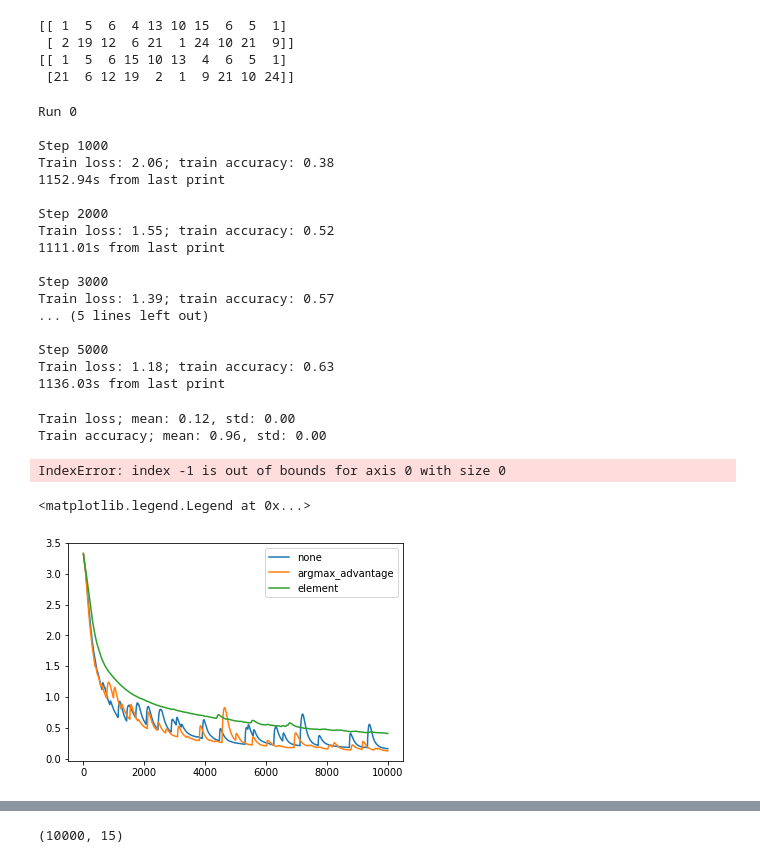
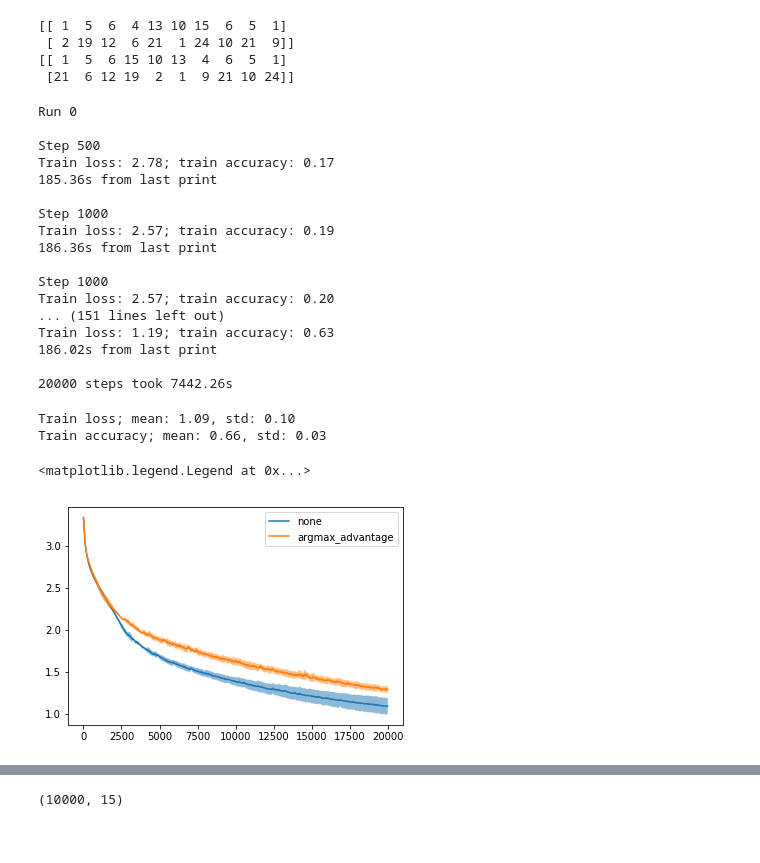
Before and after one commit to varenick/decoder-training-strategies, a Jupyter notebook: revert_words_pytorch.ipynb, the cells around one changed output, grey strips where cells are left out. Saved outputs shown, nothing was run; the diff lists cells and outputs as text; code cells hidden in the pictures.

```diff
--- a/revert_words_pytorch.ipynb
+++ b/revert_words_pytorch.ipynb
@@ -220,7 +220,7 @@ loss_function = nn.CrossEntropyLoss()
 # %%
 from time import time
 
-train_batch_size = 1024
+train_batch_size = 256
 eval_batch_size = 64
 decode_batch_size = 8
 
@@ -229,10 +229,10 @@ chunk_length = 32
 train_batch_gen = get_batch(text_ids['train'], batch_size=train_batch_size, chunk_length=chunk_length)
 eval_batch_gen = get_batch(text_ids['eval'], batch_size=eval_batch_size, chunk_length=chunk_length)
 
-num_runs = 3
+num_runs = 2
 
 num_steps = 20000
-print_skip = 1000
+print_skip = 500
 
 train_losses = []
 train_accs = []
@@ -292,7 +292,7 @@ for run in range(num_runs):
     grad_norms = []
     grad_norms_biased = []
 
-    init_lr = 0.01
+    init_lr = 0.001
     lr = init_lr
     optimizer = optim.Adam(model.parameters(), lr=lr)
 
@@ -409,7 +409,7 @@ for run in range(num_runs):
 
         optimizer.zero_grad()
         train_loss.backward()
-        #nn.utils.clip_grad_norm(model.parameters(), max_norm=5)
+        nn.utils.clip_grad_norm(model.parameters(), max_norm=4)
         #lr = init_lr / (step + 1) ** 0.5
         #for group in optimizer.param_groups:
         #    group['lr'] = lr
@@ -501,21 +501,21 @@ for run in range(num_runs):
 # %% [output]
 Run 0
 
+Step 500
+Train loss: 2.78; train accuracy: 0.17
+185.36s from last print
+
 Step 1000
-Train loss: 2.06; train accuracy: 0.38
-1152.94s from last print
+Train loss: 2.57; train accuracy: 0.19
+186.36s from last print
 
-Step 2000
-Train loss: 1.55; train accuracy: 0.52
-1111.01s from last print
+Step 1000
+Train loss: 2.57; train accuracy: 0.20
+... (151 lines left out)
+Train loss: 1.19; train accuracy: 0.63
+186.02s from last print
 
-Step 3000
-Train loss: 1.39; train accuracy: 0.57
-... (5 lines left out)
-
-Step 5000
-Train loss: 1.18; train accuracy: 0.63
-1136.03s from last print
+20000 steps took 7442.26s
 # %%
 def running_average(a, alpha=0.99):
     av = a[:1]
@@ -568,14 +568,14 @@ print('Train accuracy; mean: {:.2f}, std: {:.2f}'.format(
     train_accs_av_mean[reinforce_strategy][-1],
     train_accs_av_std[reinforce_strategy][-1]
 ))
-print('Train loss for polyak-averaged model; mean: {:.2f}, std: {:.2f}'.format(
-    train_losses_pav_av_mean[reinforce_strategy][-1],
-    train_losses_pav_av_std[reinforce_strategy][-1]
-))
-print('Train accuracy for polyak-averaged model; mean: {:.2f}, std: {:.2f}'.format(
-    train_accs_pav_av_mean[reinforce_strategy][-1],
-    train_accs_pav_av_std[reinforce_strategy][-1]
-))
+#print('Train loss for polyak-averaged model; mean: {:.2f}, std: {:.2f}'.format(
+#    train_losses_pav_av_mean[reinforce_strategy][-1],
+#    train_losses_pav_av_std[reinforce_strategy][-1]
+#))
+#print('Train accuracy for polyak-averaged model; mean: {:.2f}, std: {:.2f}'.format(
+#    train_accs_pav_av_mean[reinforce_strategy][-1],
+#    train_accs_pav_av_std[reinforce_strategy][-1]
+#))
 #print('Eval loss; mean: {:.2f}, std: {:.2f}'.format(
 #    eval_losses_av_mean[reinforce_strategy][-1],
 #    eval_losses_av_std[reinforce_strategy][-1]
@@ -585,26 +585,25 @@ print('Train accuracy for polyak-averaged model; mean: {:.2f}, std: {:.2f}'.form
 #    eval_accs_av_std[reinforce_strategy][-1]
 #))
 # %% [output]
-Train loss; mean: 0.12, std: 0.00
-Train accuracy; mean: 0.96, std: 0.00
+Train loss; mean: 1.09, std: 0.10
+Train accuracy; mean: 0.66, std: 0.03
-IndexError: index -1 is out of bounds for axis 0 with size 0
 # %%
 import matplotlib.pyplot as plt
 %matplotlib inline
 # %%
 #strategies = ['none', 'sequence', 'element', 'argmax_advantage']
-strategies = ['none', 'argmax_advantage', 'element']
+strategies = ['none', 'argmax_advantage']
 for strategy in strategies:
     plt.plot(train_losses_av_mean[strategy])
-    #plt.fill_between(
-    #    range(num_steps),
-    #    train_losses_av_mean[strategy] - train_losses_av_std[strategy],
-    #    train_losses_av_mean[strategy] + train_losses_av_std[strategy],
-    #    alpha=0.5
-    #)
+    plt.fill_between(
+        range(num_steps),
+        train_losses_av_mean[strategy] - train_losses_av_std[strategy],
+        train_losses_av_mean[strategy] + train_losses_av_std[strategy],
+        alpha=0.5
+    )
 plt.legend(strategies)
 #for strategy in strategies:
 #    plt.plot(train_losses_pav_av_mean[strategy], '--')
 # %% [output]
 <matplotlib.legend.Legend at 0x...>
-[figure, old version]
+[figure, new version]
```
Also changed, not shown: parts of 8 cells of this notebook, 1 other file.
